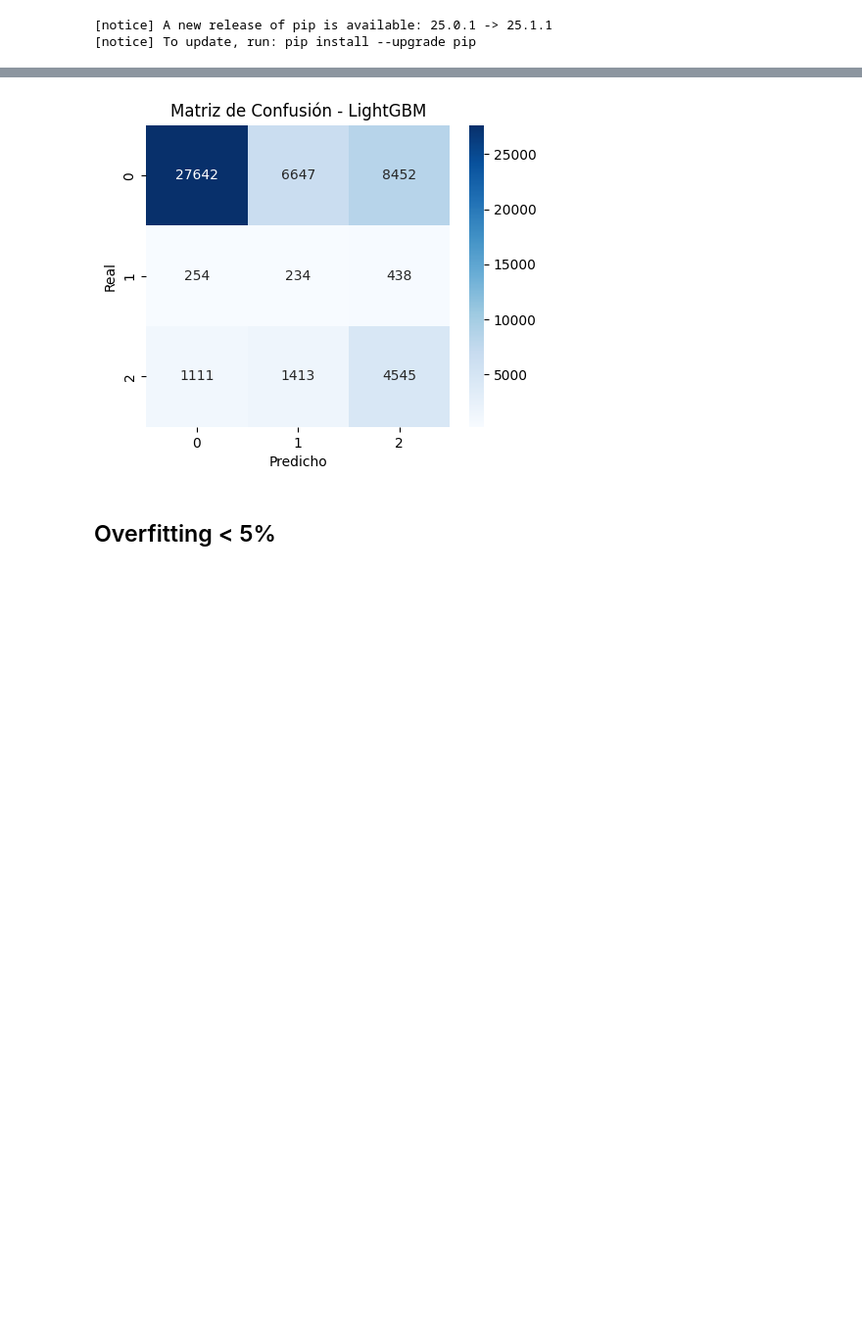
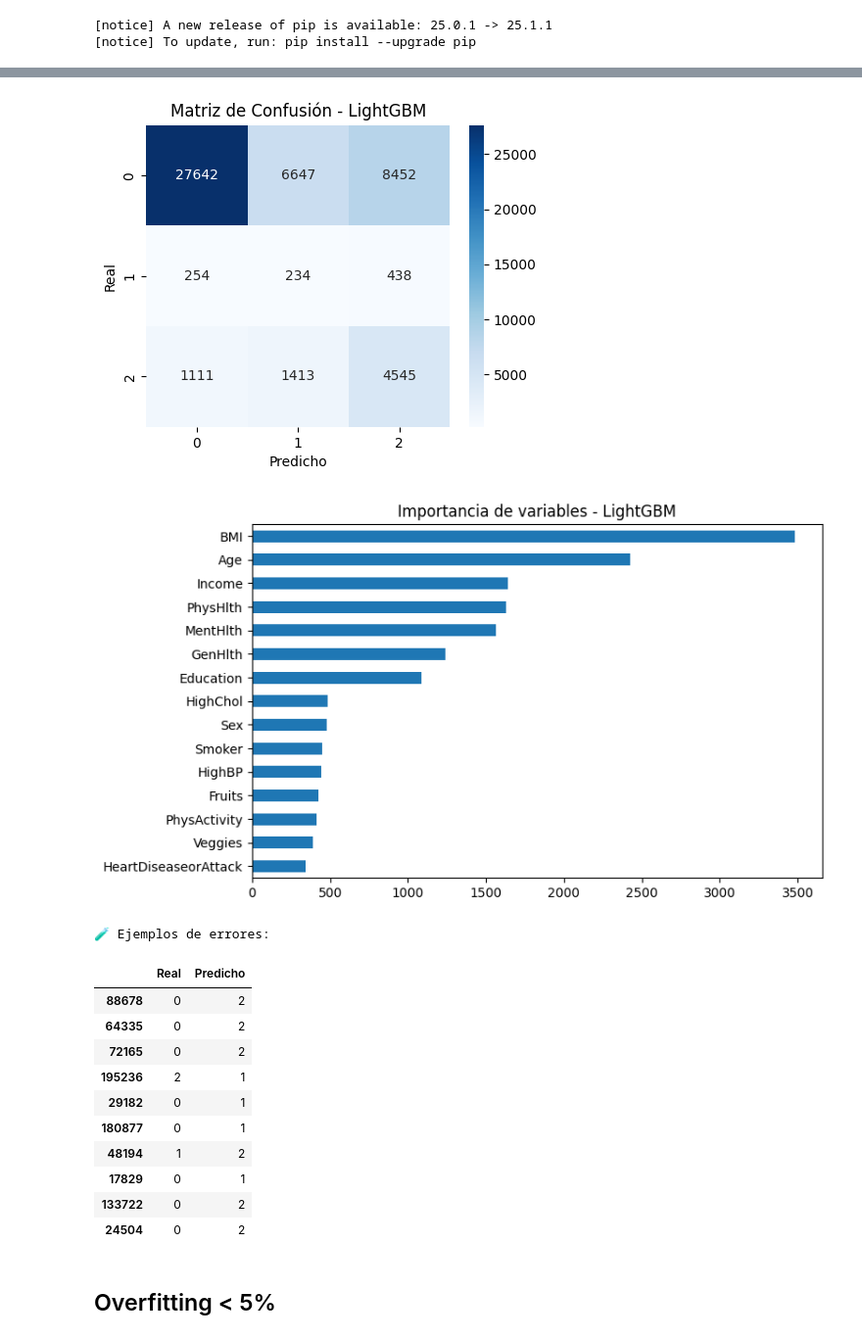
Before and after one commit to Bootcamp-IA-P4/multiclase-classifier_e2, a Jupyter notebook: docs/notebook/analisis-modelos.ipynb, the cells around one changed output, grey strips where cells are left out. Shown: that part at 98% size. Drawn from its saved outputs; the diff is of its cells as text; code cells hidden in the pictures; blank space fills up the shorter version.

Commit message:
feat: added feature importance & errors analysis

```diff
--- a/docs/notebook/analisis-modelos.ipynb
+++ b/docs/notebook/analisis-modelos.ipynb
@@ -90,6 +90,24 @@ def evaluar_modelo(modelo, nombre):
     plt.ylabel("Real")
     plt.show()
 
+    # Feature Importance (si aplica)
+    if hasattr(modelo, "feature_importances_"):
+        importancias = modelo.feature_importances_
+        fi = pd.Series(importancias, index=X.columns).sort_values(ascending=False)
+        plt.figure(figsize=(8,5))
+        fi.head(15).plot(kind='barh')
+        plt.title(f"Importancia de variables - {nombre}")
+        plt.gca().invert_yaxis()
+        plt.show()
+
+    # Análisis de errores
+    errores = pd.DataFrame({
+        'Real': y_test,
+        'Predicho': y_pred
+    })
+    print("🧪 Ejemplos de errores:")
+    display(errores[errores['Real'] != errores['Predicho']].head(10))
+
 # LightGBM
 from collections import Counter
 counter = Counter(y_train)
@@ -111,23 +129,36 @@ evaluar_modelo(lgbm, "LightGBM")
 You can set `force_row_wise=true` to remove the overhead.
 And if memory is not enough, you can set `force_col_wise=true`.
 [LightGBM] [Info] Total Bins 201
 [LightGBM] [Info] Number of data points in the train set: 202944, number of used features: 21
 [LightGBM] [Info] Start training from score -1.098612
 [LightGBM] [Info] Start training from score -1.098612
 [LightGBM] [Info] Start training from score -1.098612
 🔍 Resultados para: LightGBM
 ✅ Accuracy: 0.6390137180700095
 📊 Classification Report:
               precision    recall  f1-score   support
 
            0     0.9529    0.6467    0.7705     42741
            1     0.0282    0.2527    0.0508       926
            2     0.3383    0.6429    0.4433      7069
 
     accuracy                         0.6390     50736
    macro avg     0.4398    0.5141    0.4215     50736
 weighted avg     0.8504    0.6390    0.7118     50736
 [figure]
+[figure, added]
+🧪 Ejemplos de errores:
+|  | Real | Predicho |
+| 88678 | 0 | 2 |
+| 64335 | 0 | 2 |
+| 72165 | 0 | 2 |
+| 195236 | 2 | 1 |
+| 29182 | 0 | 1 |
+| 180877 | 0 | 1 |
+| 48194 | 1 | 2 |
+| 17829 | 0 | 1 |
+| 133722 | 0 | 2 |
+| 24504 | 0 | 2 |
 # %% [markdown]
 ## Overfitting < 5%
 # %%
```
Also changed, not shown: parts of 2 cells of this notebook.
